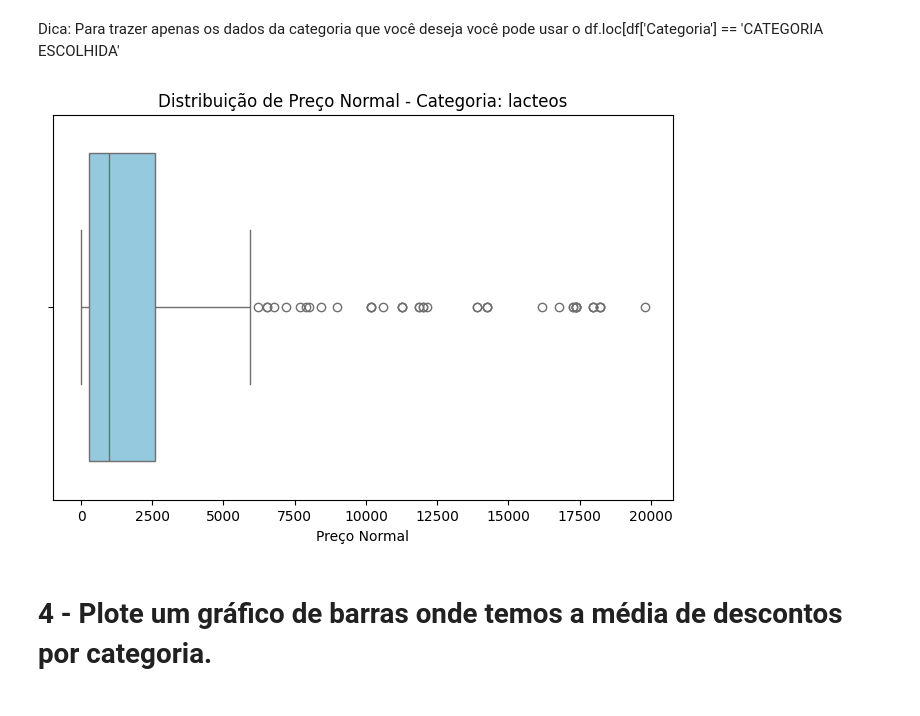
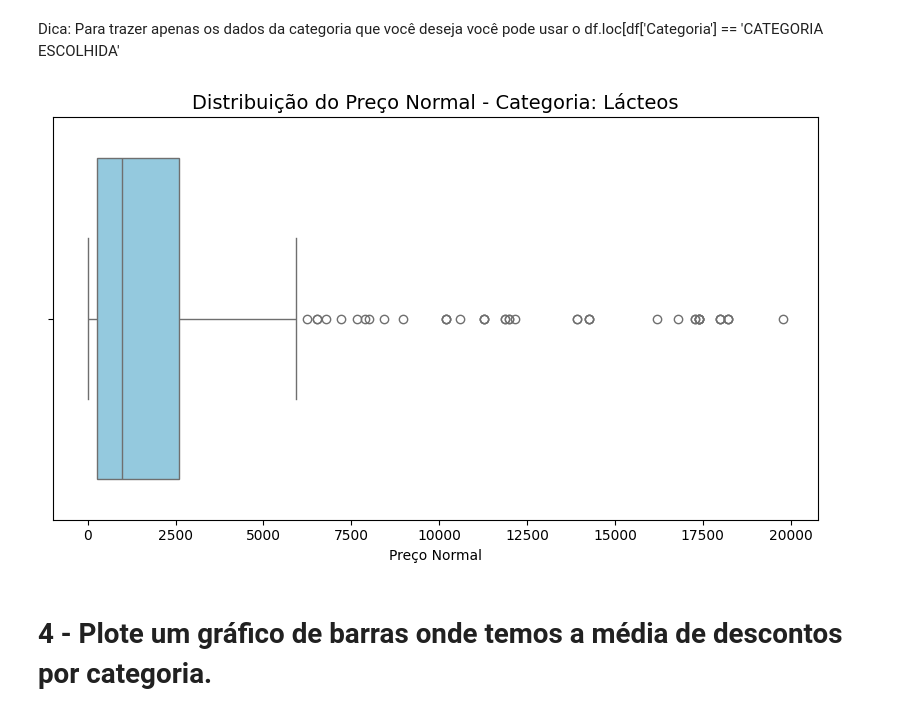
Before and after one commit to joa-pedro12/Projeto-de-Estat-stica, a Jupyter notebook: Profissao Cientista de Dados M13 Projeto.ipynb, the cells around one changed output. Drawn from its saved outputs; the diff is of its cells as text; code cells hidden in the pictures.

```diff
--- a/Profissao Cientista de Dados M13 Projeto.ipynb
+++ b/Profissao Cientista de Dados M13 Projeto.ipynb
@@ -135,15 +137,23 @@ Um desvio padrão elevado demonstra que os preços dentro da categoria são bast
 Dica: Para trazer apenas os dados da categoria que você deseja você pode usar o df.loc[df['Categoria'] == 'CATEGORIA ESCOLHIDA'
 # %%
 
-categoria_maior_desvio = 'lacteos'
-df_lacteos = df[df['Categoria'] == categoria_maior_desvio]
+df_lacteos = df.loc[df['Categoria'] == 'lacteos']
+
+# Plotar o boxplot
 plt.figure(figsize=(8, 5))
 sns.boxplot(x=df_lacteos['Preco_Normal'], color='skyblue')
-plt.title(f'Distribuição de Preço Normal - Categoria: {categoria_maior_desvio}')
+
+plt.title('Distribuição do Preço Normal - Categoria: Lácteos', fontsize=14)
 plt.xlabel('Preço Normal')
+plt.tight_layout()
 plt.show()
+
+
+#Sim, foi identificado muitos Outliers, a categoria lácteos apresenta uma distribuição assimétrica à direita,
+#com muitos produtos baratos e poucos produtos extremamente caros,
+#o que gera alto desvio padrão e média bem acima da mediana
 # %% [output]
-[figure, old version]
+[figure, new version]
 # %% [markdown]
 # 4 - Plote um gráfico de barras onde temos a média de descontos por categoria.
 # %%
```
Also changed, not shown: parts of 8 cells of this notebook.
